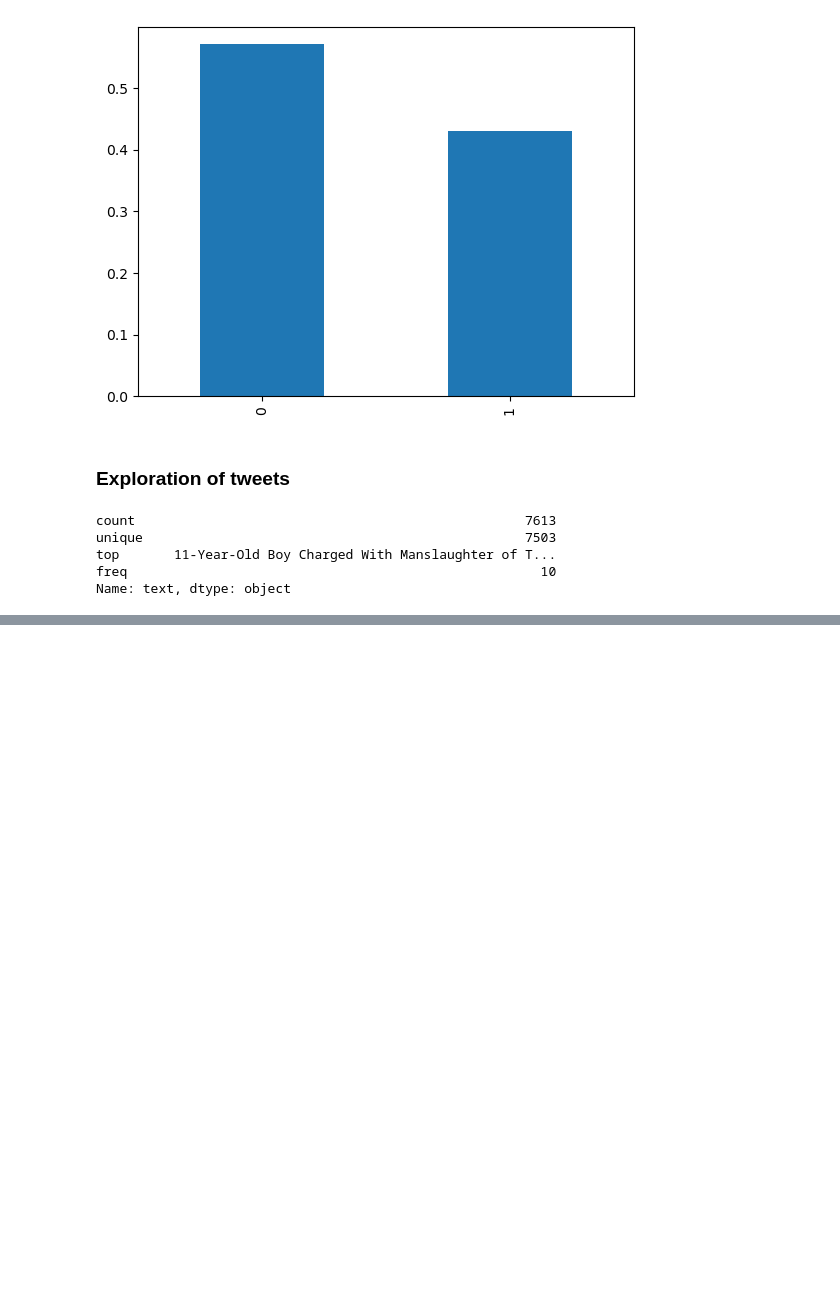
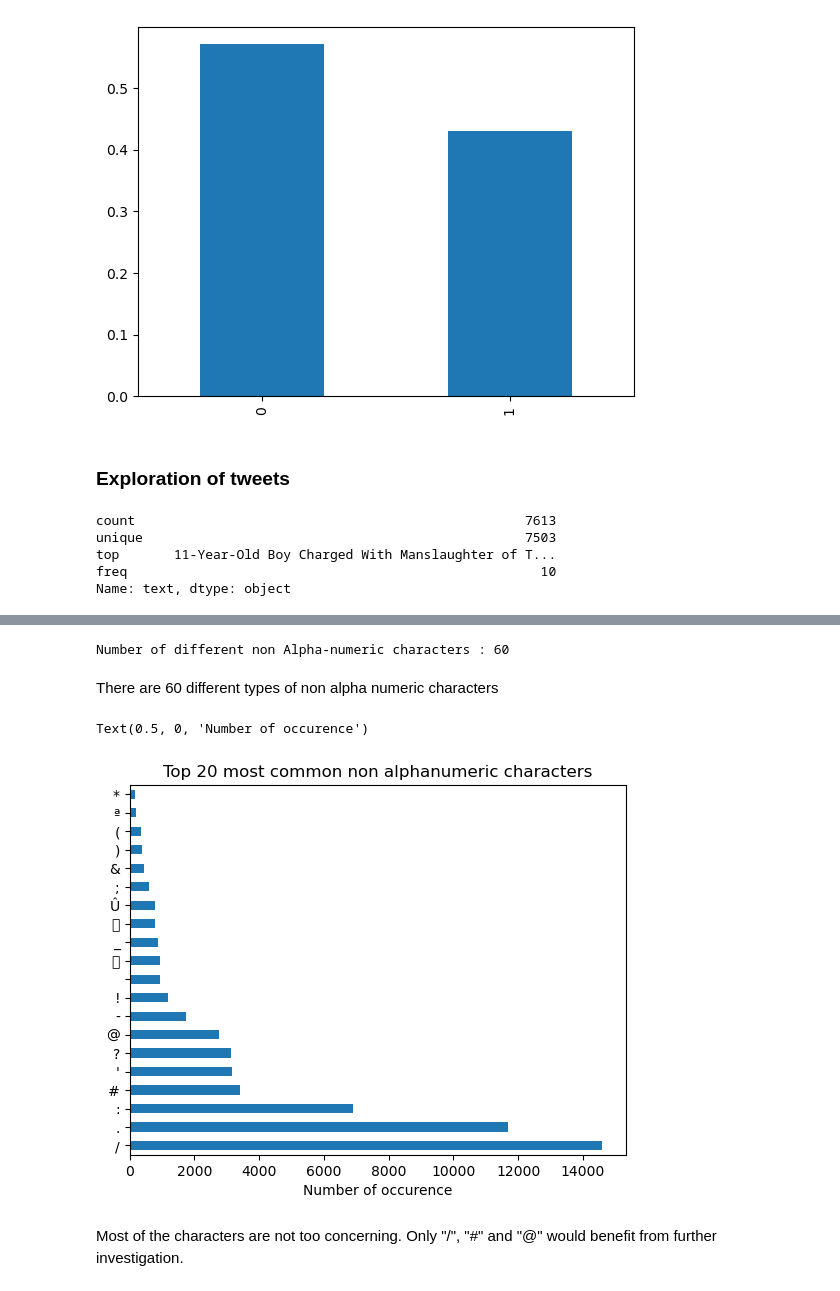
Before and after one commit to rbazin/nlp-disaster-tweets-challenge, a Jupyter notebook: data_exploration.ipynb, the cells around one changed output, grey strips where cells are left out. Saved outputs shown, nothing was run; the diff lists cells and outputs as text; code cells hidden in the pictures; blank space fills up the shorter version.

```diff
--- a/data_exploration.ipynb
+++ b/data_exploration.ipynb
@@ -189,0 +233,8 @@ What a goooooooaaaaaal!!!!!!
+# %%
+# Find all the non alphanumeric characters in the text
+import re
+def find_non_alphanumeric(text):
+    return re.findall(r"[^a-zA-Z0-9 ]", text)
+
+# Find all the non alphanumeric characters in the text
+train_df['text'].apply(find_non_alphanumeric).head(20)
@@ -189,0 +283,16 @@ What a goooooooaaaaaal!!!!!!
+# %%
+print(f"Number of different non Alpha-numeric characters : {len(non_alphanumeric_characters)}")
+# %% [output]
+Number of different non Alpha-numeric characters : 60
+# %% [markdown]
+There are 60 different types of non alpha numeric characters
+# %%
+# plot the number of occurence of the top 20 most common non alphanumeric characters
+train_df['text'].apply(find_non_alphanumeric).explode().value_counts().head(20).plot(kind="barh")
+plt.title("Top 20 most common non alphanumeric characters")
+plt.xlabel("Number of occurence")
+# %% [output]
+Text(0.5, 0, 'Number of occurence')
+[figure, added]
+# %% [markdown]
+Most of the characters are not too concerning. Only "/", "#" and "@" would benefit from further investigation.
```
Also changed, not shown: parts of 18 cells of this notebook, 3 other files.
